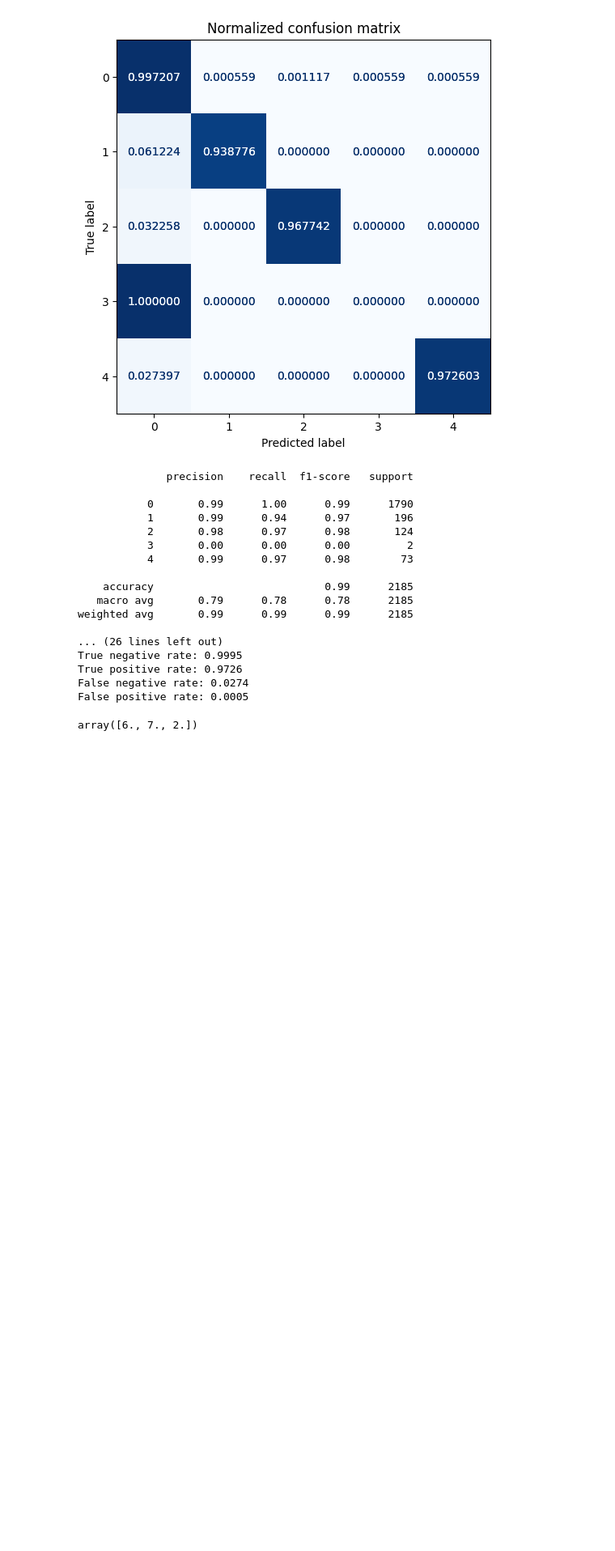
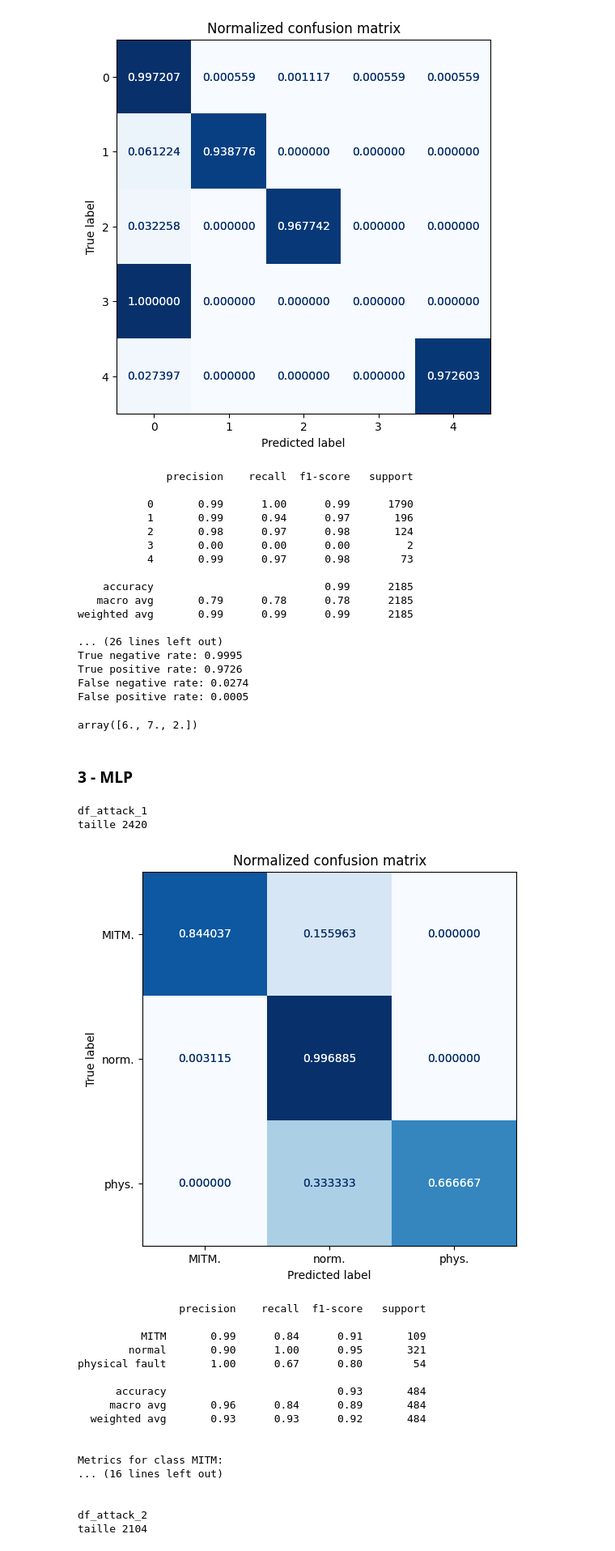
Before and after one commit to Mouret-Orfeu/Projet-Protection-des-donnees, a Jupyter notebook: physical_detection.ipynb, the cells around one changed output. Shown: that part at 81% size. Saved outputs shown, nothing was run; the diff lists cells and outputs as text; code cells hidden in the pictures; blank space fills up the shorter version.

```diff
--- a/physical_detection.ipynb
+++ b/physical_detection.ipynb
@@ -160,0 +167,17 @@ def randomForest_attack_detector(df, name_df="xxx", model_name="xxx"):
+# %%
+def MLP_attack_detector(df, name_df="xxx", model_name="xxx"):
+    new_df = df.copy()
+    print("taille",len(df))
+    X = new_df.drop('Label', axis=1)  # Caractéristiques
+    y = new_df['Label']  # Cible
+    X_train, X_test, y_train, y_test = train_test_split(X, y, test_size=0.2, random_state=1)
+
+
+    clf = MLPClassifier(random_state=1, max_iter=300)
+    clf.fit(X_train, y_train)
+
+
+    y_pred = clf.predict(X_test)
+    eval_model(y_pred, y_test, clf.classes_, True, name_df, model_name)
+    #print("Précision du modèle KNN : {:.2f}%".format(accuracy * 100))
+    #plot_confusion_matrix(list(y_pred),list(y_test),knn_model.classes_)
@@ -419,3 +461,35 @@ False positive rate: 0.0005
 np.round([5.8,7,2.2])
 # %% [output]
 array([6., 7., 2.])
+# %% [markdown]
+### 3 - MLP
+# %%
+dataframes = [df_attack_1, df_attack_2, df_attack_3, df_attack_4]
+dataframes_name = ['df_attack_1', 'df_attack_2', 'df_attack_3', 'df_attack_4']
+
+i=0
+for df in dataframes:
+    print("\n\n\033[1;33m" + dataframes_name[i] + "\033[0m")
+    MLP_attack_detector(df, dataframes_name[i] + "_conf_mat", "MLP")
+    i+=1
+# %% [output]
+df_attack_1
+taille 2420
+[figure, added]
+                precision    recall  f1-score   support
+
+          MITM       0.99      0.84      0.91       109
+        normal       0.90      1.00      0.95       321
+physical fault       1.00      0.67      0.80        54
+
+      accuracy                           0.93       484
+     macro avg       0.96      0.84      0.89       484
+  weighted avg       0.93      0.93      0.92       484
+
+
+Metrics for class MITM:
+... (16 lines left out)
+
+
+df_attack_2
+taille 2104
```
Also changed, not shown: parts of 7 cells of this notebook, 6 other files.
